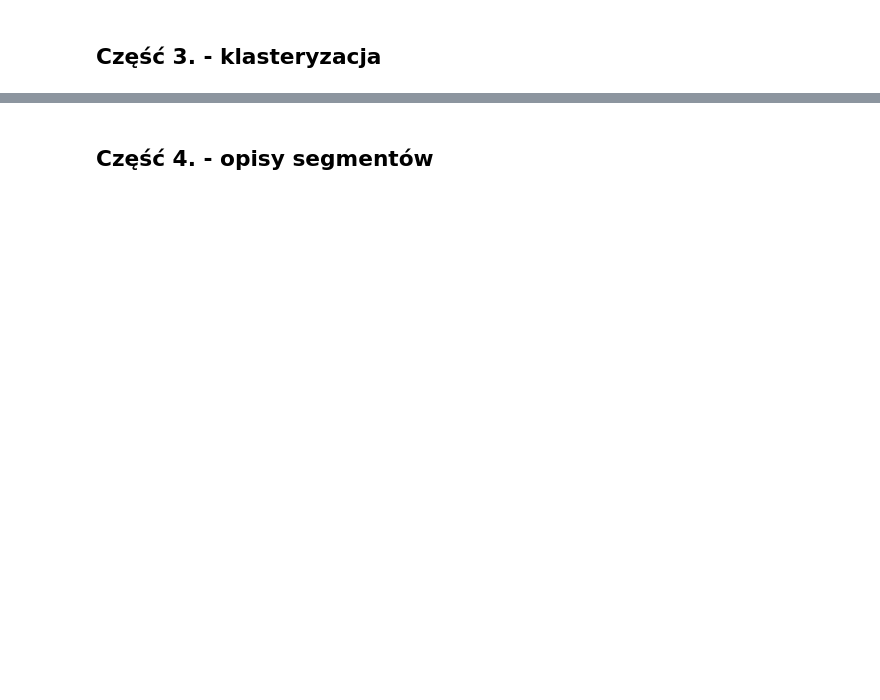
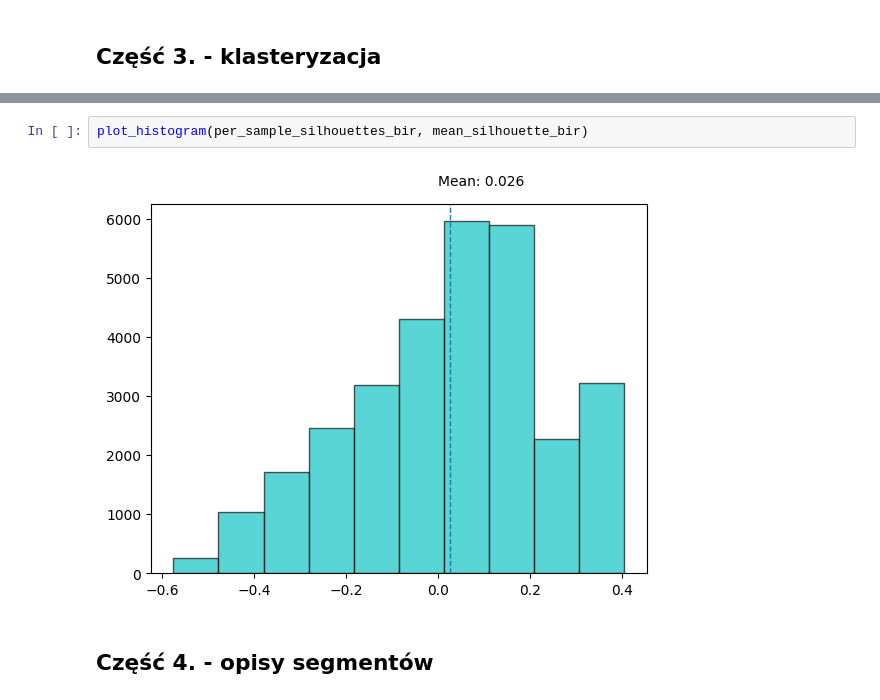
Before and after one commit to MSSkowron/AGH-Course-Recommendation-Systems, a Jupyter notebook: L3-Segmentation/lab3_segmentation.ipynb, the cells around one changed output, grey strips where cells are left out. Drawn from its saved outputs; the diff is of its cells as text; blank space fills up the shorter version.

```diff
--- a/L3-Segmentation/lab3_segmentation.ipynb
+++ b/L3-Segmentation/lab3_segmentation.ipynb
@@ -184,3 +270,7 @@ plot_histogram(per_sample_silhouettes, mean_silhouette)
+# %%
+plot_histogram(per_sample_silhouettes_bir, mean_silhouette_bir)
+# %% [output]
+[figure, added]
 # %% [markdown]
 ## Część 4. - opisy segmentów
 # %%
```
Also changed, not shown: parts of 21 cells of this notebook.
